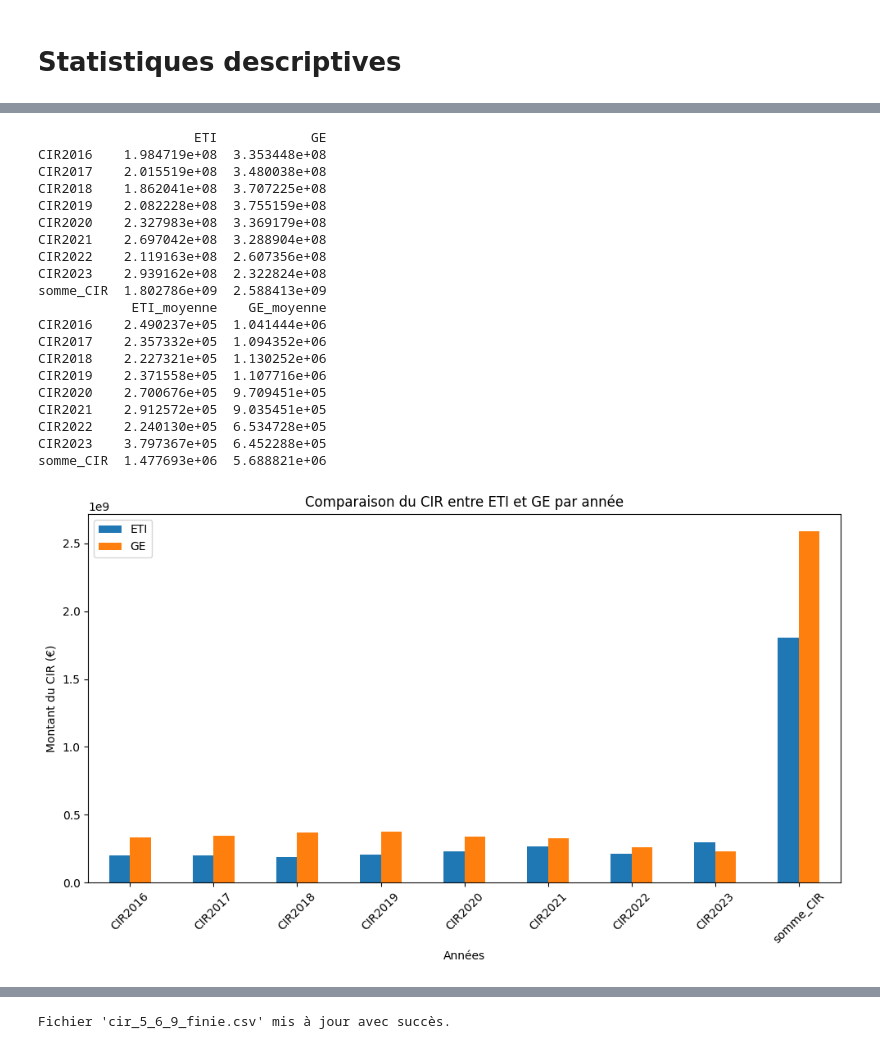
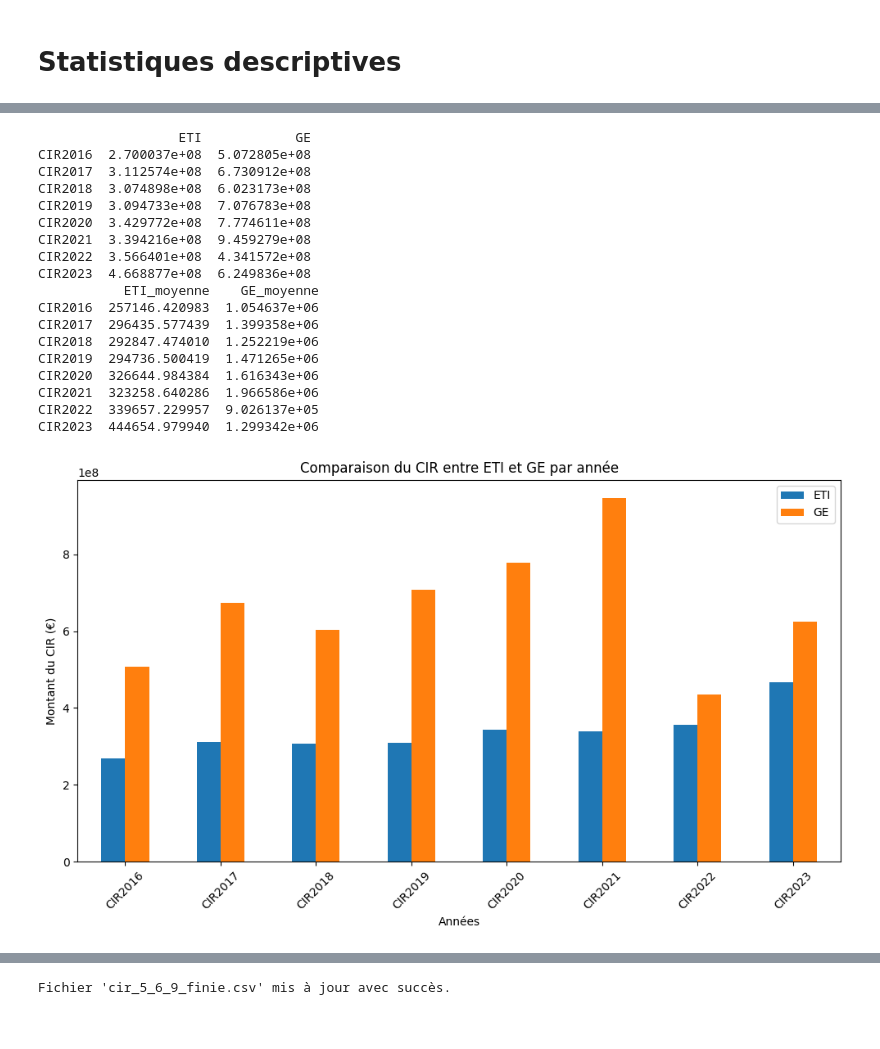
Before and after one commit to Eleonoregrison/Econometrics, a Jupyter notebook: stat_des.ipynb, the cells around one changed output, grey strips where cells are left out. Cells and saved outputs as stored; diff of their text form; code cells hidden in the pictures.

```diff
--- a/stat_des.ipynb
+++ b/stat_des.ipynb
@@ -7,6 +7,3 @@ import numpy as np
 **Création des deux dataframe sur le CIR qui vont nous être utiles : avec les valeurs du CIR ou seulement 0/1**
 # %%
 df1 = pd.read_csv ('cir_data1.csv')
-df1 = df1.dropna(subset=[col for col in df1.columns if col != 'siren'], how='all')
-df1.rename(columns={ '2016_CIR' : 'CIR2016', '2017_CIR' : 'CIR2017', '2018_CIR' : 'CIR2018', '2019_CIR' : 'CIR2019', '2020_CIR' : 'CIR2020', '2021_CIR' : 'CIR2021', '2022_CIR' : 'CIR2022', '2023_CIR' : 'CIR2023'}, inplace=True)
-df1
@@ -26,0 +10,3 @@ df1
+# %%
+df1 = df1[df1['siren'].astype(str).str.startswith(('4','5','6','8','9'))]
+df1.head()
@@ -49,3 +43,0 @@ df_CIR_0_1.head()
-# %%
-df1 = df1[df1['siren'].astype(str).str.startswith(('5' ,'6', '9'))]
-len (df1)
@@ -58,6 +48,9 @@ for col in df1.columns:
     df1[col] = df1[col].astype(str).str.replace(" ", "")
     df1[col] = df1[col].astype(float)
     df1 ['siren'] = df1['siren'].astype(int)
-df1
+# Garder seulement les lignes pour lesquelles toutes les colonnes sont remplies
+df1= df1.dropna(subset=['CIR2016', 'CIR2017', 'CIR2018', 'CIR2019',
+                              'CIR2020', 'CIR2021', 'CIR2022', 'CIR2023'])
+df1.head()
 # %% [output]
 |  | siren | CIR2016 | CIR2017 | CIR2018 | CIR2019 | CIR2020 | CIR2021 | CIR2022 | CIR2023 |
@@ -173,61 +158,59 @@ df_ge = df2[df2['categorieEntreprise'] == 'GE']
 
 # Calculer la somme du CIR pour chaque année pour chaque type d'entreprise
 # Nous allons exclure les colonnes 'siren' et 'categorieEntreprise' pour le calcul des sommes.
-eti_cir = df_eti.drop(columns=['siren', 'activitePrincipaleUniteLegale','categorieEntreprise', 'dateCreationUniteLegale','division']).sum()
-ge_cir = df_ge.drop(columns=['siren', 'activitePrincipaleUniteLegale', 'categorieEntreprise', 'dateCreationUniteLegale','division']).sum()
+eti_cir = df_eti.drop(columns=['siren', 'activitePrincipaleUniteLegale','categorieEntreprise', 'dateCreationUniteLegale','division', 'somme_CIR']).sum()
+ge_cir = df_ge.drop(columns=['siren', 'activitePrincipaleUniteLegale', 'categorieEntreprise', 'dateCreationUniteLegale','division', 'somme_CIR']).sum()
 
-# Créer un DataFrame avec les résultats pour la comparaison
+# Créer un DataFrame avec les résultats pour la comparaison'
 comparaison = pd.DataFrame({
     'ETI': eti_cir,
     'GE': ge_cir
 })
 
 # Afficher la comparaison
 print(comparaison)
 
 # Si vous voulez calculer des statistiques comme la moyenne, l'écart-type, etc.
-eti_mean = df_eti.drop(columns=['siren', 'activitePrincipaleUniteLegale','categorieEntreprise', 'dateCreationUniteLegale','division']).mean()
-ge_mean = df_ge.drop(columns=['siren','activitePrincipaleUniteLegale', 'categorieEntreprise', 'dateCreationUniteLegale','division']).mean()
+eti_mean = df_eti.drop(columns=['siren', 'activitePrincipaleUniteLegale','categorieEntreprise', 'dateCreationUniteLegale','division', 'somme_CIR']).mean()
+ge_mean = df_ge.drop(columns=['siren','activitePrincipaleUniteLegale', 'categorieEntreprise', 'dateCreationUniteLegale','division', 'somme_CIR']).mean()
 
 # Créer un DataFrame pour afficher les moyennes
 moyenne_comparaison = pd.DataFrame({
     'ETI_moyenne': eti_mean,
     'GE_moyenne': ge_mean
 })
 
 # Afficher la moyenne du CIR pour chaque année
 print(moyenne_comparaison)
 
 # Vous pouvez aussi visualiser cette comparaison sous forme de graphique (si nécessaire)
 import matplotlib.pyplot as plt
 
 # Comparaison sous forme de graphique pour chaque année
 comparaison.plot(kind='bar', figsize=(10, 6))
 plt.title('Comparaison du CIR entre ETI et GE par année')
 plt.ylabel('Montant du CIR (€)')
 plt.xlabel('Années')
 plt.xticks(rotation=45)
 plt.tight_layout()
 plt.show()
 # %% [output]
-                    ETI            GE
-CIR2016    1.984719e+08  3.353448e+08
-CIR2017    2.015519e+08  3.480038e+08
-CIR2018    1.862041e+08  3.707225e+08
-CIR2019    2.082228e+08  3.755159e+08
-CIR2020    2.327983e+08  3.369179e+08
-CIR2021    2.697042e+08  3.288904e+08
-CIR2022    2.119163e+08  2.607356e+08
-CIR2023    2.939162e+08  2.322824e+08
-somme_CIR  1.802786e+09  2.588413e+09
-            ETI_moyenne    GE_moyenne
-CIR2016    2.490237e+05  1.041444e+06
-CIR2017    2.357332e+05  1.094352e+06
-CIR2018    2.227321e+05  1.130252e+06
-CIR2019    2.371558e+05  1.107716e+06
-CIR2020    2.700676e+05  9.709451e+05
-CIR2021    2.912572e+05  9.035451e+05
-CIR2022    2.240130e+05  6.534728e+05
-CIR2023    3.797367e+05  6.452288e+05
-somme_CIR  1.477693e+06  5.688821e+06
+                  ETI            GE
+CIR2016  2.700037e+08  5.072805e+08
+CIR2017  3.112574e+08  6.730912e+08
+CIR2018  3.074898e+08  6.023173e+08
+CIR2019  3.094733e+08  7.076783e+08
+CIR2020  3.429772e+08  7.774611e+08
+CIR2021  3.394216e+08  9.459279e+08
+CIR2022  3.566401e+08  4.341572e+08
+CIR2023  4.668877e+08  6.249836e+08
+           ETI_moyenne    GE_moyenne
+CIR2016  257146.420983  1.054637e+06
+CIR2017  296435.577439  1.399358e+06
+CIR2018  292847.474010  1.252219e+06
+CIR2019  294736.500419  1.471265e+06
+CIR2020  326644.984384  1.616343e+06
+CIR2021  323258.640286  1.966586e+06
+CIR2022  339657.229957  9.026137e+05
+CIR2023  444654.979940  1.299342e+06
-[figure, old version]
+[figure, new version]
```
Also changed, not shown: parts of 62 cells of this notebook.
